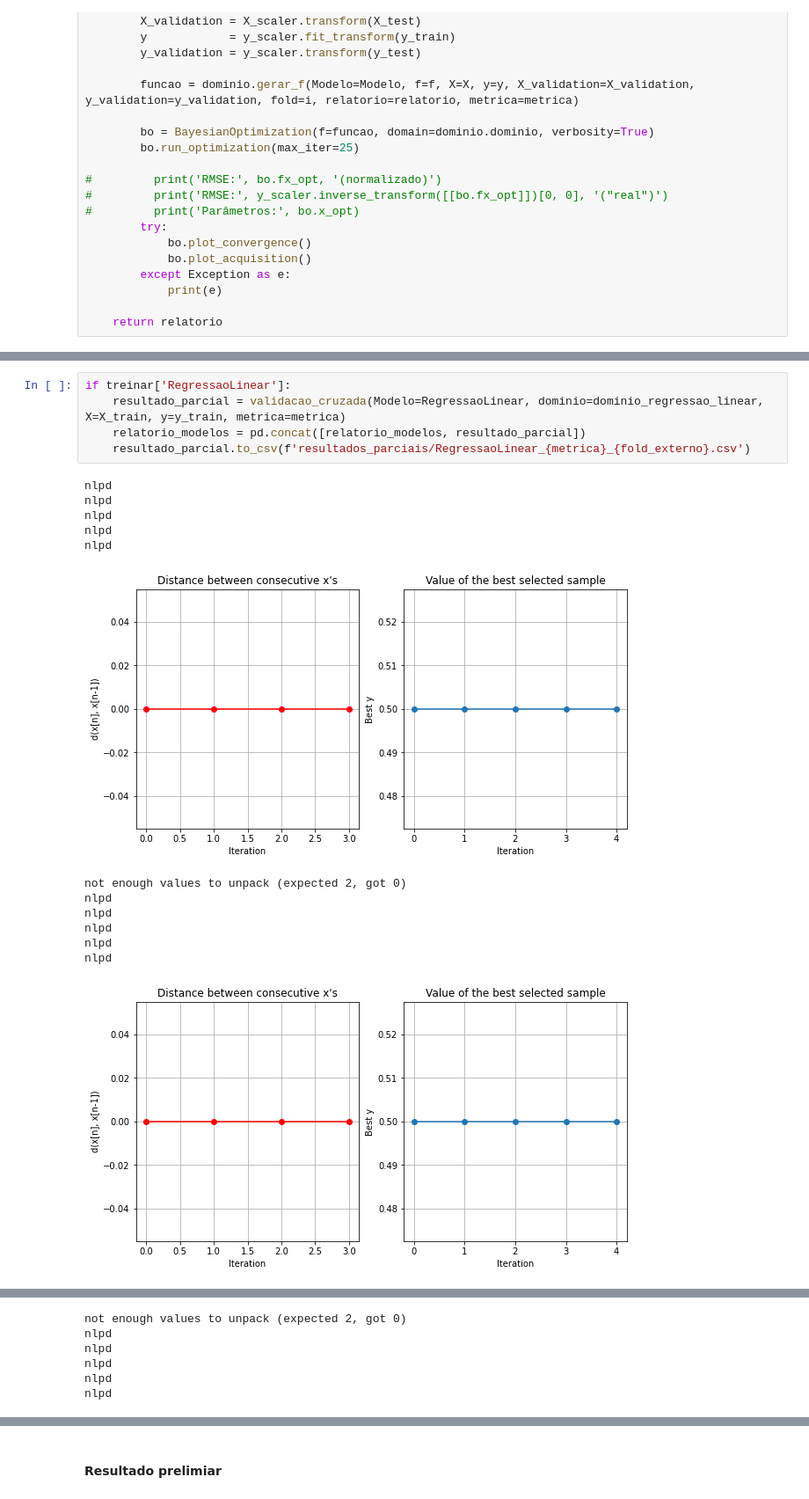
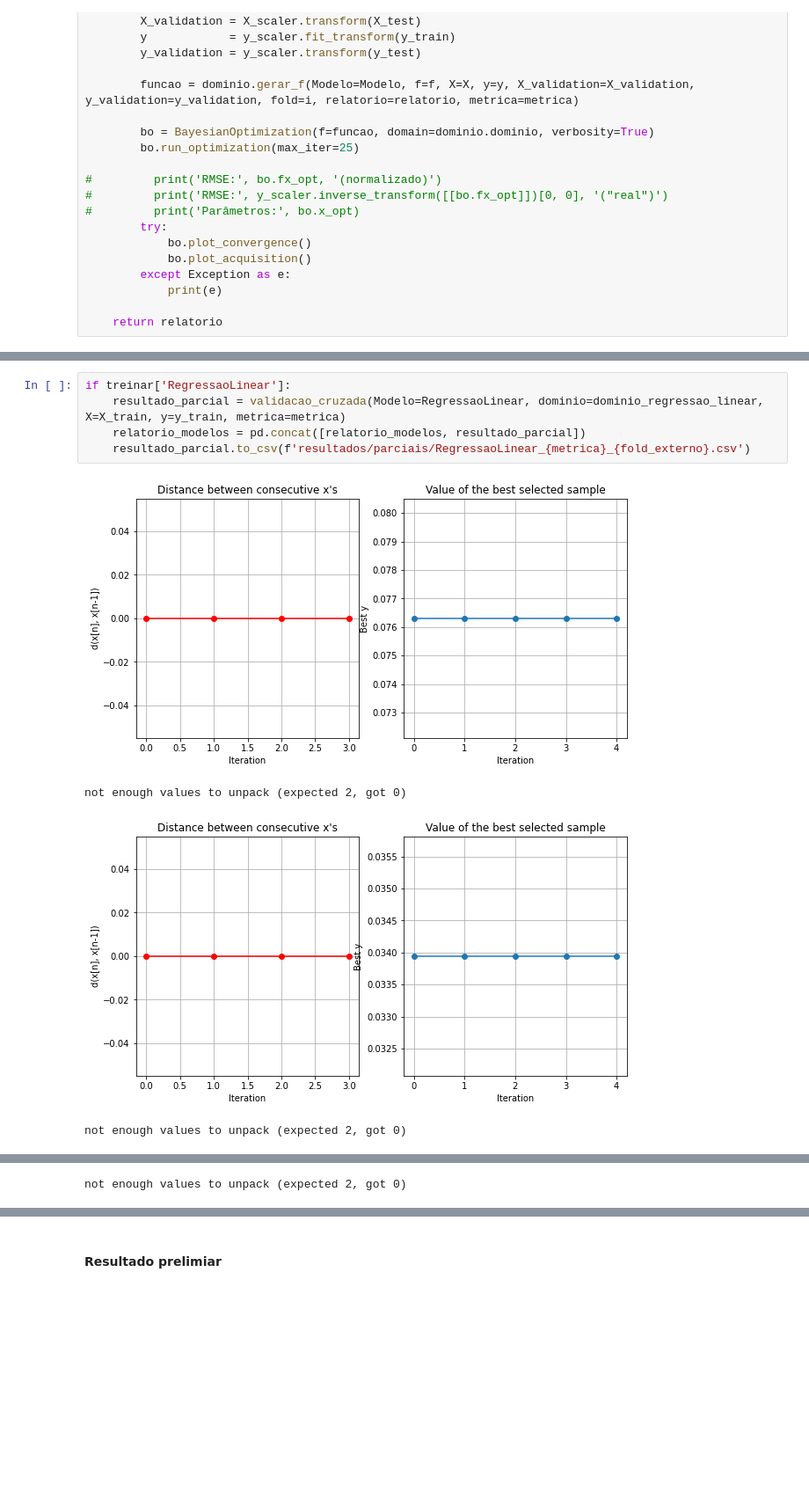
Before and after one commit to JordaoMemoria/topicosTrabalhoFinal, a Jupyter notebook: TreinamentoRegressao.ipynb, the cells around one changed output, grey strips where cells are left out. Shown at 88% size. Saved outputs shown, nothing was run; the diff lists cells and outputs as text; blank space fills up the shorter version.

```diff
--- a/TreinamentoRegressao.ipynb
+++ b/TreinamentoRegressao.ipynb
@@ -386,19 +386,10 @@ if treinar['GP']:
 # %%
 if treinar['RegressaoLinear']:
     resultado_parcial = validacao_cruzada(Modelo=RegressaoLinear, dominio=dominio_regressao_linear, X=X_train, y=y_train, metrica=metrica)
     relatorio_modelos = pd.concat([relatorio_modelos, resultado_parcial])
-    resultado_parcial.to_csv(f'resultados_parciais/RegressaoLinear_{metrica}_{fold_externo}.csv')
+    resultado_parcial.to_csv(f'resultados/parciais/RegressaoLinear_{metrica}_{fold_externo}.csv')
 # %% [output]
+[figure, new version]
-nlpd
-nlpd
-nlpd
-nlpd
-nlpd
+not enough values to unpack (expected 2, got 0)
-[figure, old version]
+[figure, new version]
 not enough values to unpack (expected 2, got 0)
-nlpd
-nlpd
-nlpd
-nlpd
-nlpd
-[figure, old version]
@@ -405,6 +397 @@ nlpd
 not enough values to unpack (expected 2, got 0)
-nlpd
-nlpd
-nlpd
-nlpd
-nlpd
```
Also changed, not shown: parts of 11 cells of this notebook, 8 other files.
